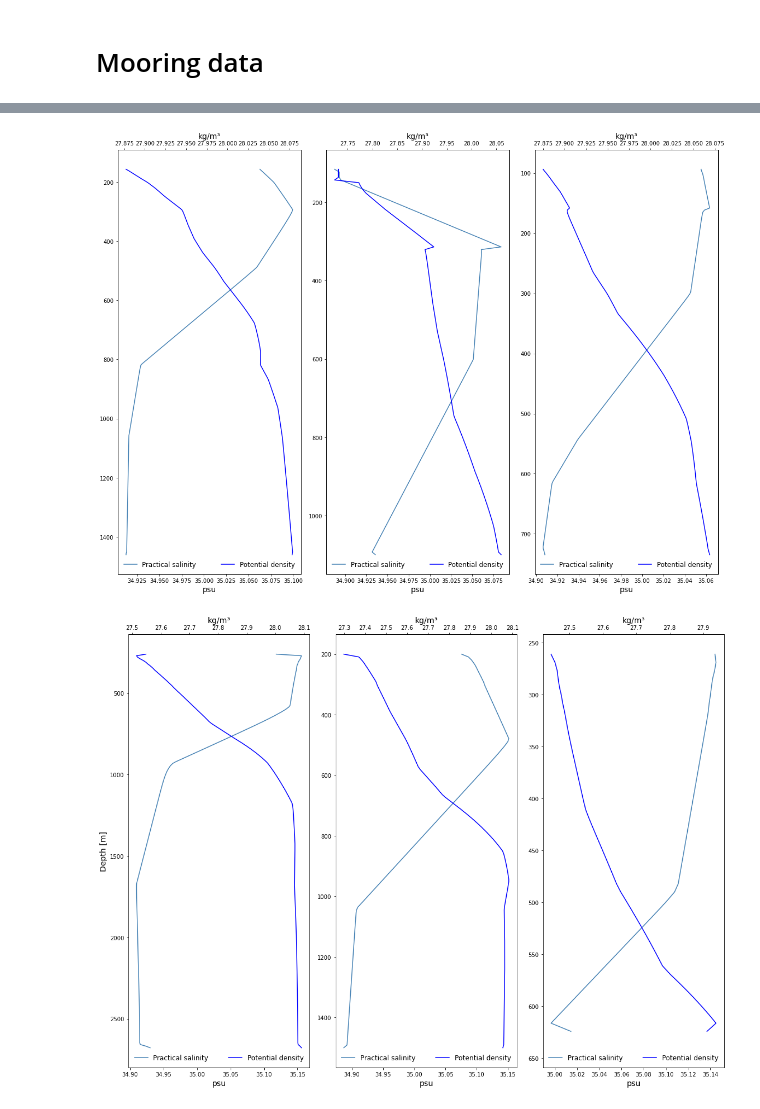
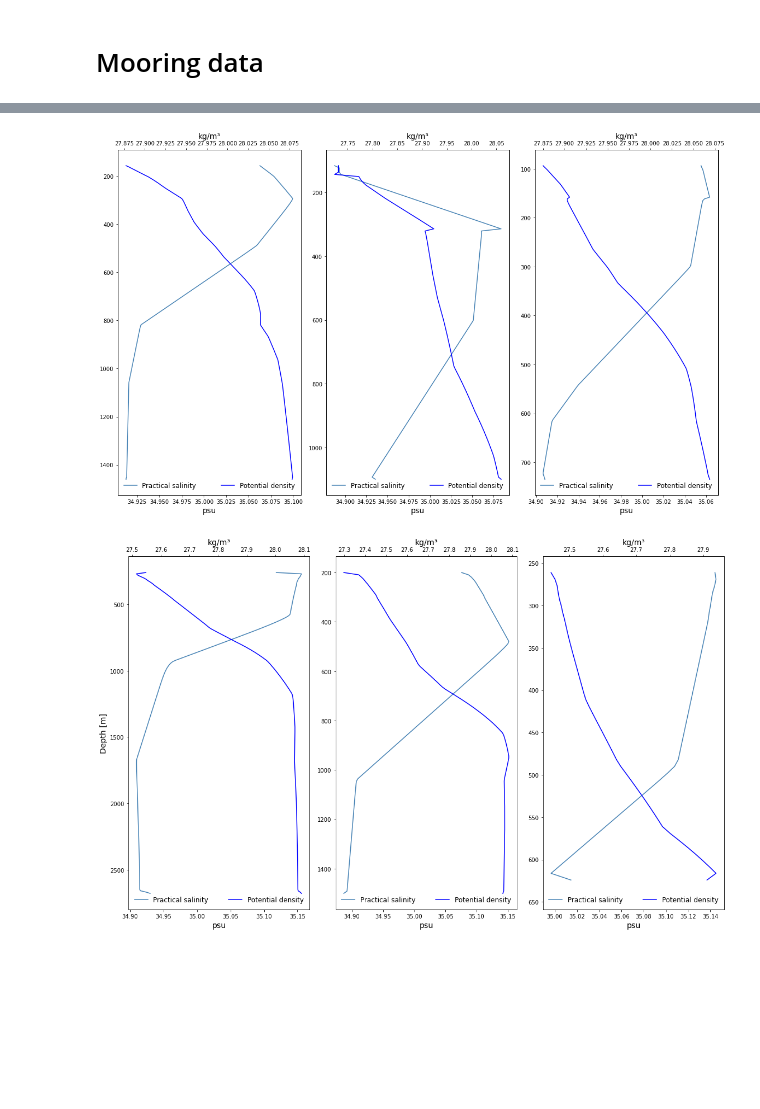
Before and after one commit to kaje2301/Master_2022, a Jupyter notebook: Moor_sal_temp.ipynb, the cells around one changed output, grey strips where cells are left out. Drawn from its saved outputs; the diff is of its cells as text; code cells hidden in the pictures; blank space fills up the shorter version.

```diff
--- a/Moor_sal_temp.ipynb
+++ b/Moor_sal_temp.ipynb
@@ -97,4 +97,13 @@ p_list = [(31.13247,81.24202),
           (18.23789,81.22686),
           (23.59982,81.35453),
           (18.23730,81.27356)]
+# %%
+def mean_DEPTH(variabel):
+    mean_ = np.zeros(len(variabel.DEPTH))
+    for i in range(len(variabel.DEPTH)):
+        u = variabel.isel(DEPTH=i)
+        nu = np.isnan(u)
+        u_ = u[~nu]
+        mean_[i] = np.mean(u_.values)
+    return mean_
 # %%
@@ -212,9 +201,9 @@ Attributes:
 # %%
 # function to get the density with depth fro the relevant moorings
-def dens(sal, temp, i):
+def dens(sal, temp, depth, i):
     lat = p_list[i][1]
     lon = p_list[i][0]
-    depth = -sal['DEPTH']
+    #depth = -sal['DEPTH']
     pres = gsw.p_from_z(depth,lat)
     sa = gsw.SA_from_SP(sal, pres, lon, lat)
     dens = gsw.density.sigma0(sa,temp)
@@ -224,38 +213,42 @@ def dens(sal, temp, i):
 # %%
 # SALINITY PROFILE YERMARK
 warnings.simplefilter("ignore")
 
-fig, axes = plt.subplots(1,3,figsize=(16,12))
+fig, axes = plt.subplots(1,3,figsize=(16,10))
 sl = [y1_s, y2_s, y3_s]
 tl = [y1_t, y2_t, y3_t]
+dl = [y1,y2,y3]
 for axs, i, b, t in zip(axes.flat, range(3),[1535,1209,850],[54,54,19]):
-    rho = dens(sl[i],tl[i],i)
-    dyp_mr = np.linspace(t,b,len(sl[i].DEPTH))
+    depth = -dl[i]['DEPTH']
+    rho = dens(sl[i],tl[i],depth,i)
+    dyp_mr = np.linspace(t,b,len(depth))
     axs.plot(sl[i],dyp_mr, color = 'steelblue', label='Practical salinity')
     ax2 = axs.twiny()
     ax2.plot(rho,dyp_mr, color = 'b', label ='Potential density')
     axs.invert_yaxis()
     axs.set_xlabel('psu', fontsize=14)
     ax2.set_xlabel('kg/m³', fontsize=14)
     axs.legend(frameon=False, fontsize=12, loc="lower left")
     ax2.legend(frameon=False, fontsize=12, loc="lower right")
 
 fig.tight_layout()
 
 plt.savefig('haloclin_dens_yermark.pdf', dpi = 300)
 # %% [output]
-[figure, old version]
+[figure, new version]
 # %%
 #SALINITY PROFILES LOFOTEN
 warnings.simplefilter("ignore")
 
-fig, axes = plt.subplots(1,3,figsize=(16,12))
+fig, axes = plt.subplots(1,3,figsize=(16,10))
 axes[0].set_ylabel('Depth [m]', fontsize=14)
 sl = [MB_s, MW_s, MN_s]
 tl = [MB_t, MW_t, MN_t]
+dl = [MB,MW,MN]
 for axs, i, b, t in zip(axes.flat, range(3), [2935,1500,640], [260,200,190]):
-    rho = dens(sl[i],tl[i],i)
-    dyp_mr = np.linspace(t,b,len(sl[i].DEPTH))
+    depth = -dl[i]['DEPTH']
+    rho = dens(sl[i],tl[i],depth,i)
+    dyp_mr = np.linspace(t,b,len(depth))
     axs.plot(sl[i],dyp_mr, color = 'steelblue', label='Practical salinity')
     ax2 = axs.twiny()
     ax2.plot(rho,dyp_mr, color = 'b', label ='Potential density')
@@ -269,7 +262,7 @@ fig.tight_layout()
 
 plt.savefig('haloclin_dens_lofoten.pdf', dpi = 300)
 # %% [output]
-[figure, old version]
+[figure, new version]
 # %%
 # SALINITY PROFILES NORTH OF SVALBARD
 warnings.simplefilter("ignore")
```
Also changed, not shown: parts of 7 cells of this notebook, 10 other files.
